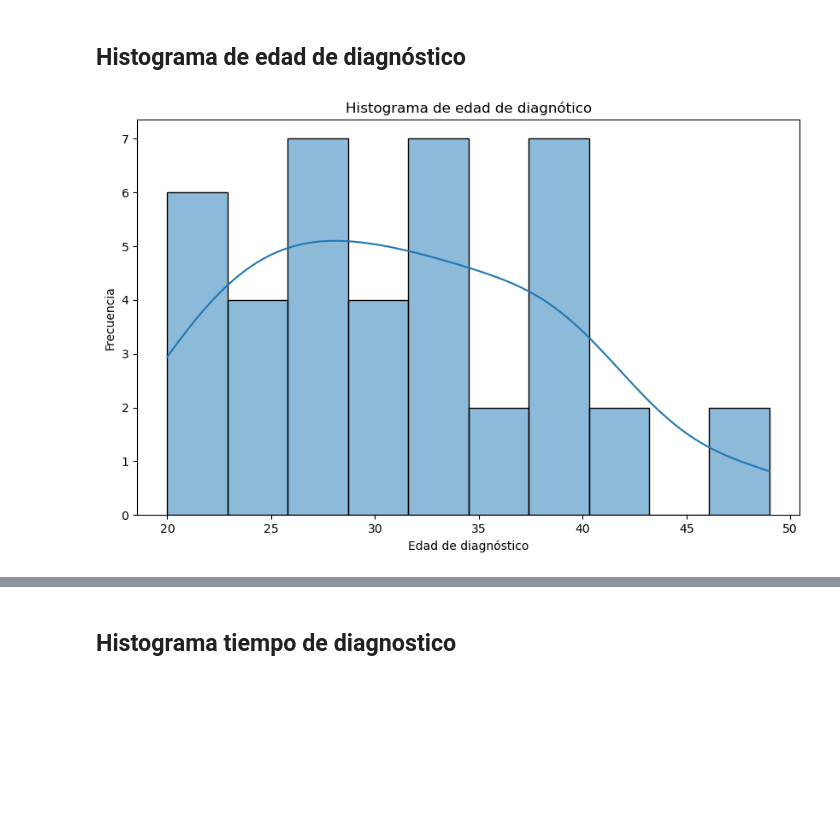
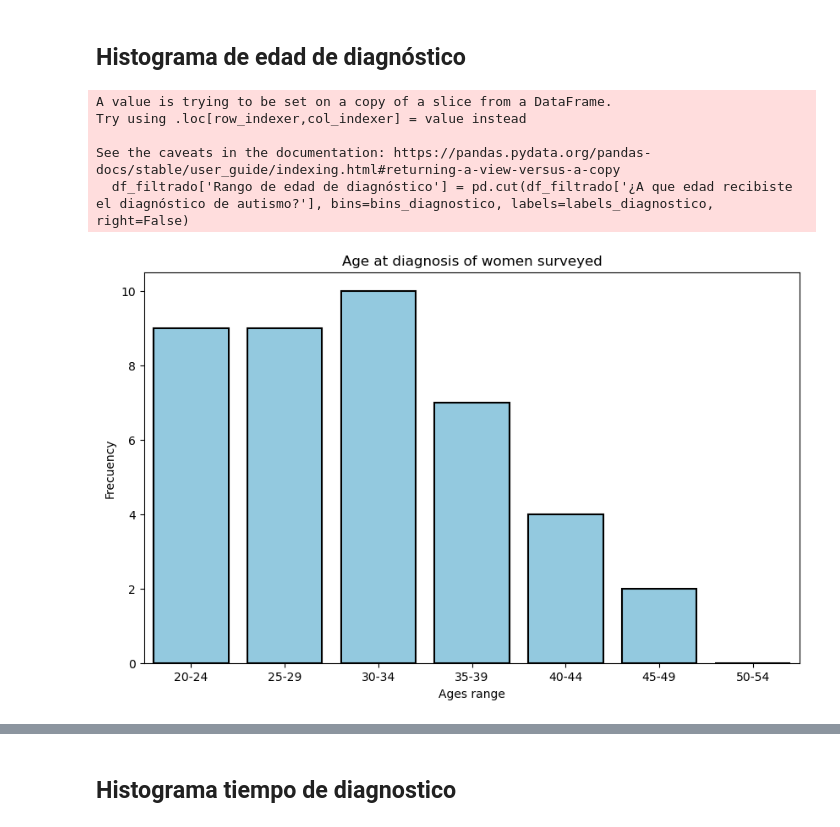
Before and after one commit to catalinavalle/Modelo-para-diagnostico-de-autismo-en-mujeres-adultas, a Jupyter notebook: codigos/analisis.ipynb, the cells around one changed output, grey strips where cells are left out. Saved outputs shown, nothing was run; the diff lists cells and outputs as text; code cells hidden in the pictures; blank space fills up the shorter version.

```diff
--- a/codigos/analisis.ipynb
+++ b/codigos/analisis.ipynb
@@ -34,10 +34,19 @@ plt.show()
 # %% [markdown]
 ## Histograma de edades
 # %%
+bins = range(20, 56, 5)
+
+labels = [f'{i}-{i+4}' for i in range(20, 55, 5)]
+
+data_descriptiva['Rango de edad'] = pd.cut(data_descriptiva['Ingresa tu edad actual'], bins=bins, labels=labels, right=False)
+
+conteo_por_rango = data_descriptiva['Rango de edad'].value_counts().sort_index()
+
 plt.figure(figsize=(10, 6))
-sns.histplot(data_descriptiva['Ingresa tu edad actual'], bins=10, kde=True)
-plt.title('Histograma de edades')
-plt.xlabel('Edad')
-plt.ylabel('Frecuencia')
+sns.barplot(x=conteo_por_rango.index, y=conteo_por_rango.values, color='skyblue', linewidth=1.5, edgecolor='black')
+plt.title('Ages of surveyed women')
+plt.xlabel('Ages range')
+plt.ylabel('Frecuency')
+plt.yticks([0, 5, 10, 15, 20])
 plt.show()
 # %% [output]
@@ -45,13 +54,27 @@ plt.show()
 # %% [markdown]
 ## Histograma de edad de diagnóstico
 # %%
-df_filtrado = data_descriptiva[data_descriptiva['¿A que edad recibiste el diagnóstico de autismo?'] != 0]
+df_filtrado = data_descriptiva.loc[data_descriptiva['Diagnostico_autismo'] == 1]
+
+bins_diagnostico = range(20, 56, 5)
+
+labels_diagnostico = [f'{i}-{i+4}' for i in range(20, 55, 5)]
+
+df_filtrado['Rango de edad de diagnóstico'] = pd.cut(df_filtrado['¿A que edad recibiste el diagnóstico de autismo?'], bins=bins_diagnostico, labels=labels_diagnostico, right=False)
+
+conteo_por_rango_diagnostico = df_filtrado['Rango de edad de diagnóstico'].value_counts().sort_index()
 
 plt.figure(figsize=(10, 6))
-sns.histplot(df_filtrado['¿A que edad recibiste el diagnóstico de autismo?'], bins=10, kde=True)
-plt.title('Histograma de edad de diagnótico')
-plt.xlabel('Edad de diagnóstico')
-plt.ylabel('Frecuencia')
+sns.barplot(x=conteo_por_rango_diagnostico.index, y=conteo_por_rango_diagnostico.values, color='skyblue', linewidth=1.5, edgecolor='black')
+plt.title('Age at diagnosis of women surveyed')
+plt.xlabel('Ages range')
+plt.ylabel('Frecuency')
+plt.yticks([0, 2, 4, 6, 8, 10])
 plt.show()
 # %% [output]
+A value is trying to be set on a copy of a slice from a DataFrame.
+Try using .loc[row_indexer,col_indexer] = value instead
+
+See the caveats in the documentation: https://pandas.pydata.org/pandas-docs/stable/user_guide/indexing.html#returning-a-view-versus-a-copy
+  df_filtrado['Rango de edad de diagnóstico'] = pd.cut(df_filtrado['¿A que edad recibiste el diagnóstico de autismo?'], bins=bins_diagnostico, labels=labels_diagnostico, right=False)
-[figure, old version]
+[figure, new version]
```
Also changed, not shown: parts of 7 cells of this notebook, 1 other file.
